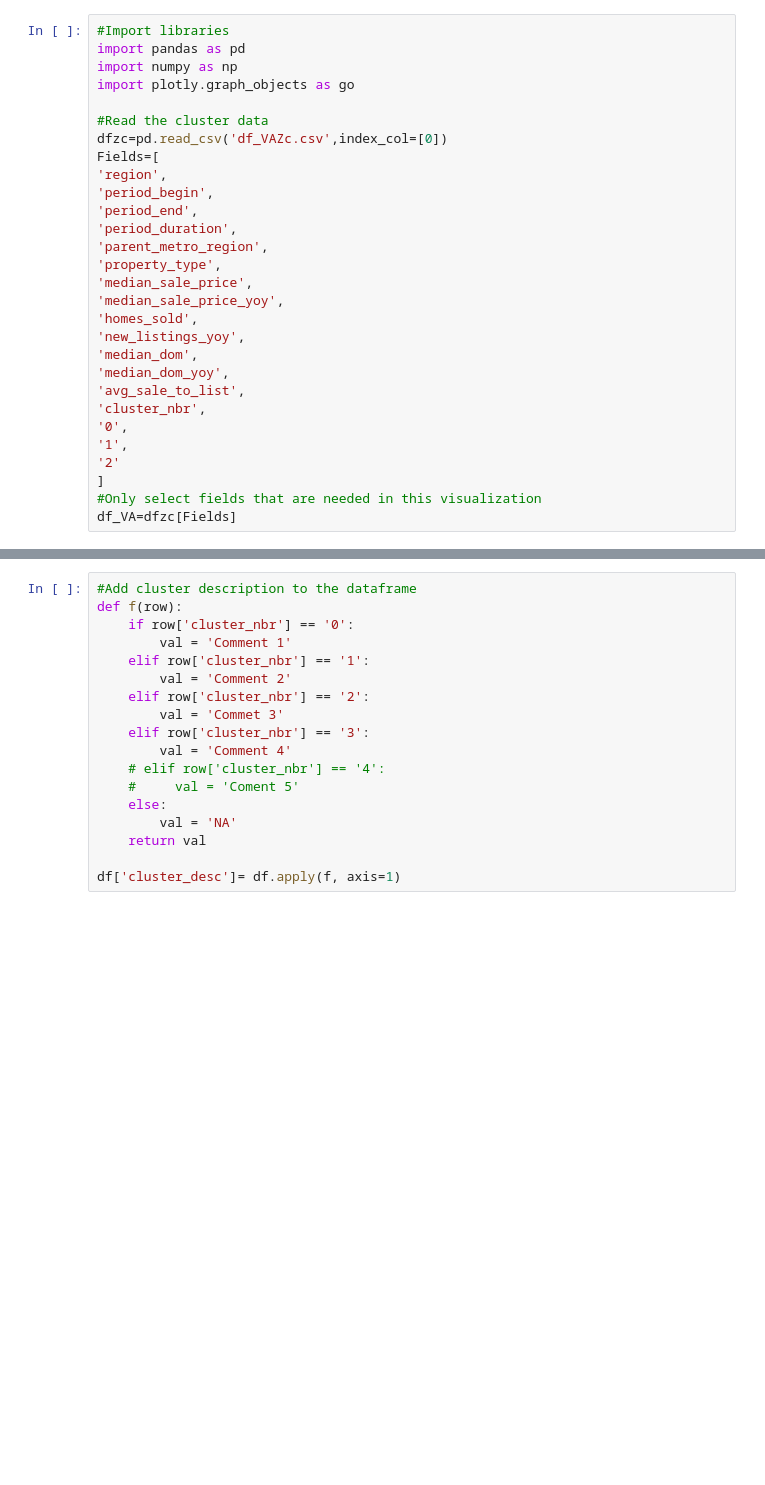
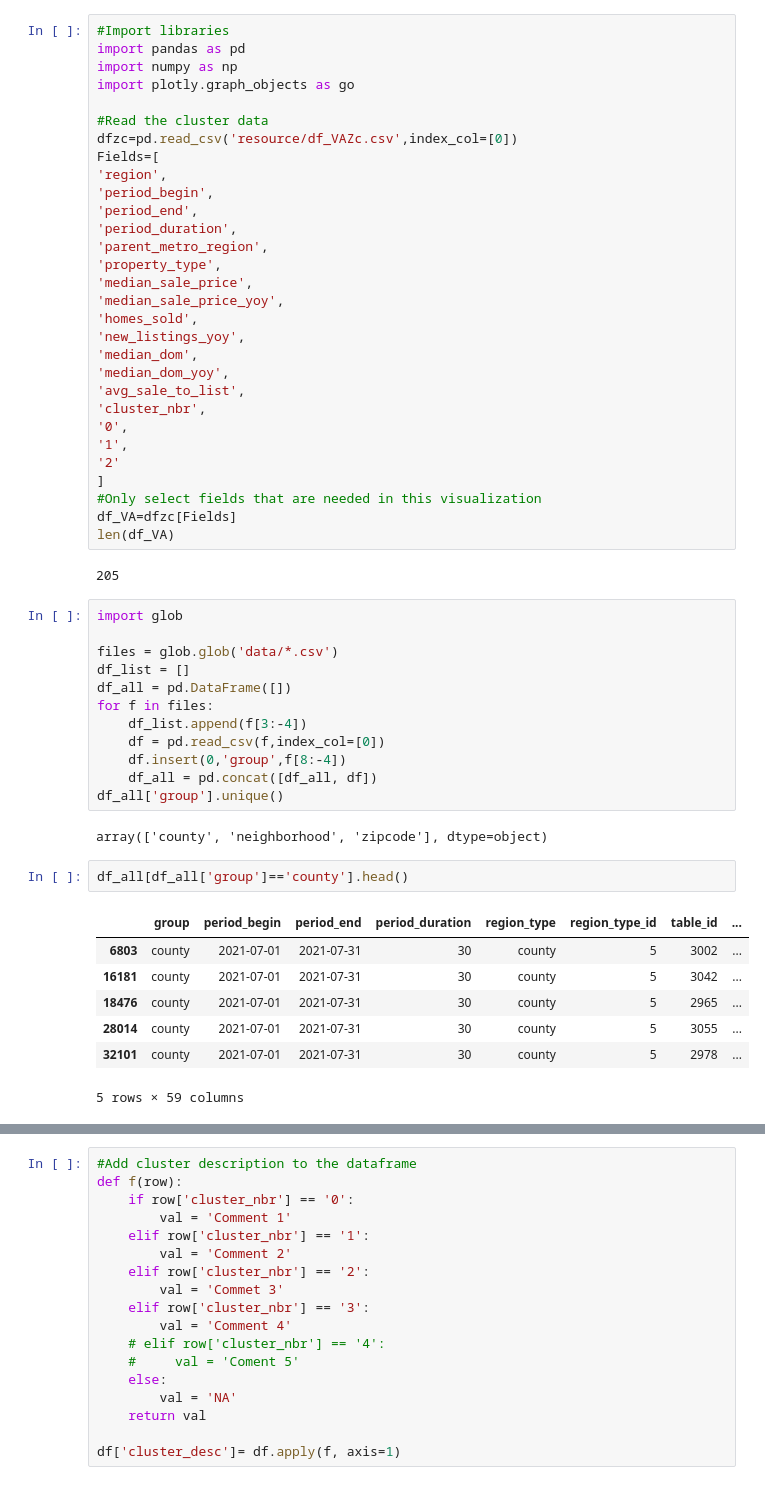
Before and after one commit to lrhf97/real_estate_neighborhood, a Jupyter notebook: RE_neighborhood_chart.ipynb, the cells around one changed output, grey strips where cells are left out. Saved outputs shown, nothing was run; the diff lists cells and outputs as text; blank space fills up the shorter version.

```diff
--- a/RE_neighborhood_chart.ipynb
+++ b/RE_neighborhood_chart.ipynb
@@ -5,7 +5,7 @@ import numpy as np
 import plotly.graph_objects as go
 
 #Read the cluster data
-dfzc=pd.read_csv('df_VAZc.csv',index_col=[0])
+dfzc=pd.read_csv('resource/df_VAZc.csv',index_col=[0])
 Fields=[
 'region',
 'period_begin',
@@ -27,6 +27,33 @@ Fields=[
 ]
 #Only select fields that are needed in this visualization
 df_VA=dfzc[Fields]
+len(df_VA)
+# %% [output]
+205
+# %%
+import glob
+
+files = glob.glob('data/*.csv')
+df_list = []
+df_all = pd.DataFrame([])
+for f in files:
+    df_list.append(f[3:-4])
+    df = pd.read_csv(f,index_col=[0])
+    df.insert(0,'group',f[8:-4])
+    df_all = pd.concat([df_all, df])
+df_all['group'].unique()
+# %% [output]
+array(['county', 'neighborhood', 'zipcode'], dtype=object)
+# %%
+df_all[df_all['group']=='county'].head()
+# %% [output]
+|  | group | period_begin | period_end | period_duration | region_type | region_type_id | table_id | ... |
+| 6803 | county | 2021-07-01 | 2021-07-31 | 30 | county | 5 | 3002 | ... |
+| 16181 | county | 2021-07-01 | 2021-07-31 | 30 | county | 5 | 3042 | ... |
+| 18476 | county | 2021-07-01 | 2021-07-31 | 30 | county | 5 | 2965 | ... |
+| 28014 | county | 2021-07-01 | 2021-07-31 | 30 | county | 5 | 3055 | ... |
+| 32101 | county | 2021-07-01 | 2021-07-31 | 30 | county | 5 | 2978 | ... |
+5 rows × 59 columns
 # %%
 #Rename fields to make them easier to understand
 df = df_VA.rename({'region': 'Zip_Code', '0': 'PC1','1':'PC2','2':'PC3'}, axis=1)
```
Also changed, not shown: parts of 2 cells of this notebook, 7 other files.
